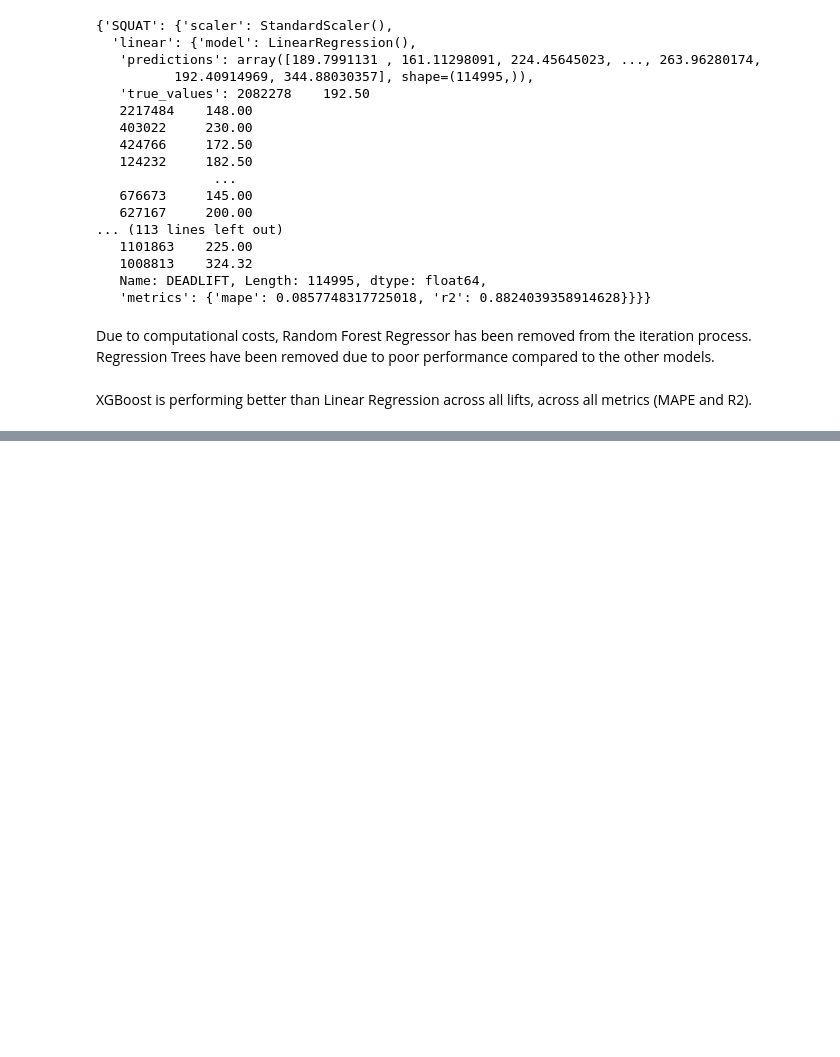
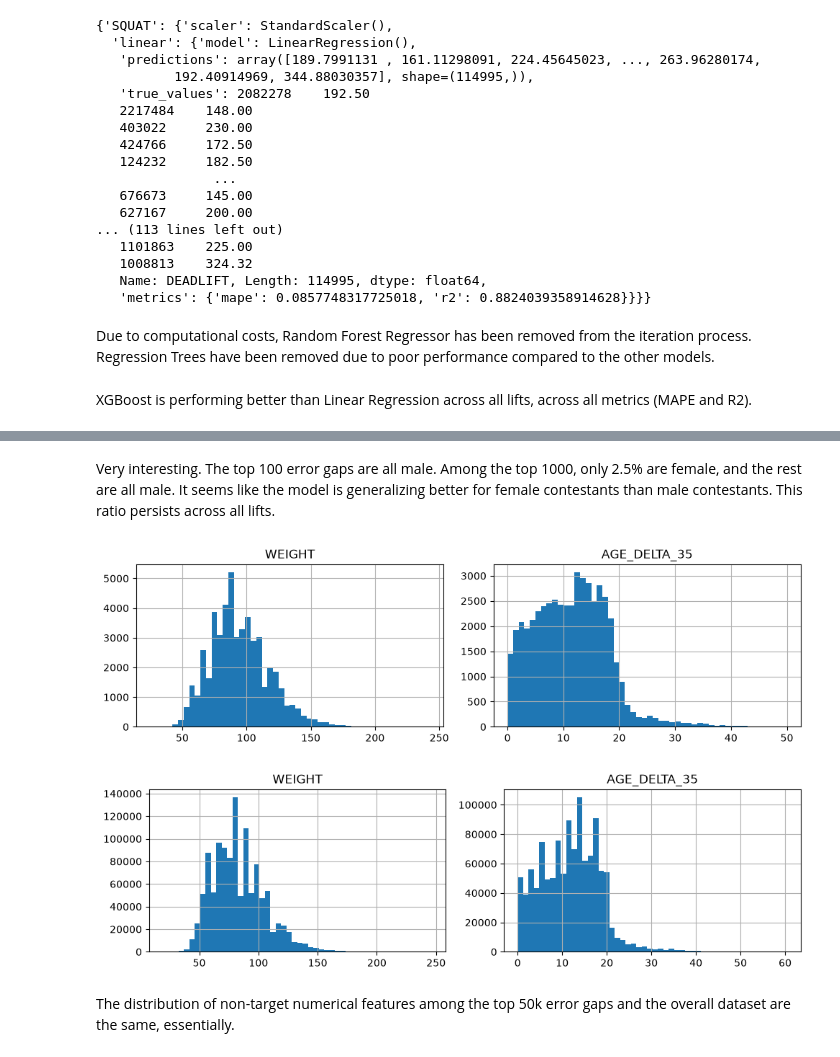
Before and after one commit to Tahsin-T-Ahmed/powerlift-predictor-ai, a Jupyter notebook: analysis.ipynb, the cells around one changed output, grey strips where cells are left out. Drawn from its saved outputs; the diff is of its cells as text; code cells hidden in the pictures; blank space fills up the shorter version.

```diff
--- a/analysis.ipynb
+++ b/analysis.ipynb
@@ -1012,0 +1093,4 @@ XGBoost is performing better than Linear Regression across all lifts, across all
+# %%
+gap_samples = df.loc[top_gaps.index, :]
+
+gap_samples
@@ -1012,0 +1126,21 @@ XGBoost is performing better than Linear Regression across all lifts, across all
+# %% [markdown]
+Very interesting. The top 100 error gaps are all male. Among the top 1000, only 2.5% are female, and the rest are all male. It seems like the model is generalizing better for female contestants than male contestants. This ratio persists across all lifts.
+# %%
+gap_samples[:50000][list(set(numerical_features) ^ set(lifts))].hist(
+    bins=50,
+    figsize=(10, 3)
+)
+plt.tight_layout()
+plt.show()
+
+df[list(set(numerical_features) ^ set(lifts))].hist(
+    bins=50,
+    figsize=(10, 3)
+)
+plt.tight_layout()
+plt.show()
+# %% [output]
+[figure, added]
+[figure, added]
+# %% [markdown]
+The distribution of non-target numerical features among the top 50k error gaps and the overall dataset are the same, essentially.
```
Also changed, not shown: parts of 10 cells of this notebook.
